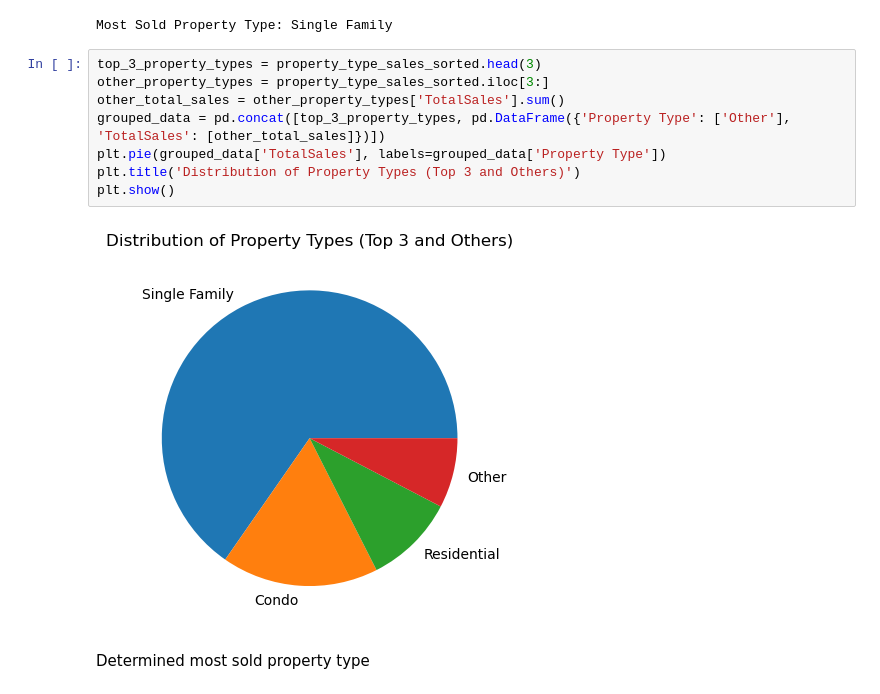
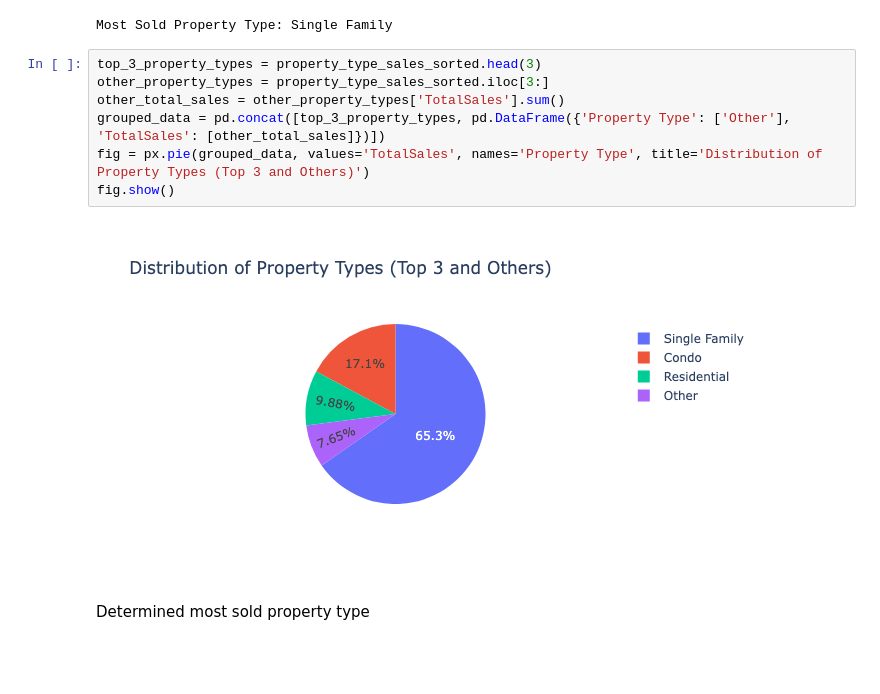
Before and after one commit to alenak2610/RE-market-CT, a Jupyter notebook: All Workbooks/final_proj.ipynb, the cells around one changed output. Saved outputs shown, nothing was run; the diff lists cells and outputs as text; blank space fills up the shorter version.

```diff
--- a/All Workbooks/final_proj.ipynb
+++ b/All Workbooks/final_proj.ipynb
@@ -240,13 +279,12 @@ Most Sold Property Type: Single Family
 # %%
 top_3_property_types = property_type_sales_sorted.head(3)
 other_property_types = property_type_sales_sorted.iloc[3:]
 other_total_sales = other_property_types['TotalSales'].sum()
 grouped_data = pd.concat([top_3_property_types, pd.DataFrame({'Property Type': ['Other'], 'TotalSales': [other_total_sales]})])
-plt.pie(grouped_data['TotalSales'], labels=grouped_data['Property Type'])
-plt.title('Distribution of Property Types (Top 3 and Others)')
-plt.show()
+fig = px.pie(grouped_data, values='TotalSales', names='Property Type', title='Distribution of Property Types (Top 3 and Others)')
+fig.show()
 # %% [output]
-[figure, old version]
+[figure, new version]
 # %% [markdown]
 Determined most sold property type
 # %% [markdown]
```
Also changed, not shown: parts of 8 cells of this notebook, 1 other file.
